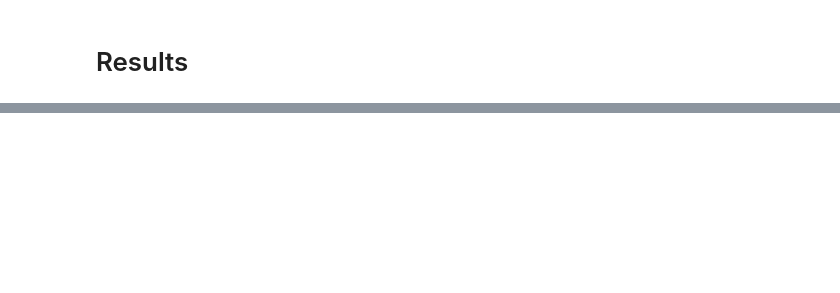
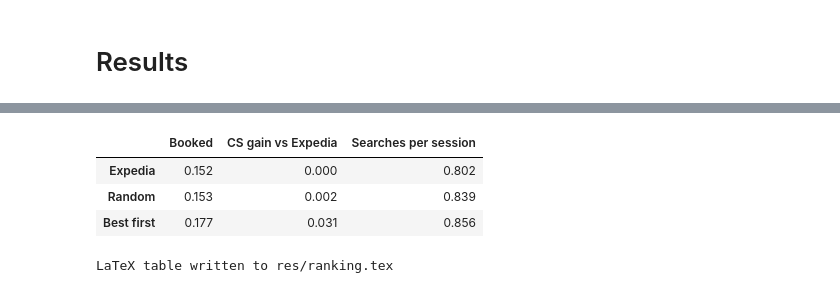
Before and after one commit to SofusGM/aio_2026, a Jupyter notebook: project_two/estimating_models.ipynb, the cells around one changed output, grey strips where cells are left out. Drawn from its saved outputs; the diff is of its cells as text; code cells hidden in the pictures; blank space fills up the shorter version.

```diff
--- a/project_two/estimating_models.ipynb
+++ b/project_two/estimating_models.ipynb
@@ -16,6 +16,10 @@ from tqdm import tqdm
 from ps8_tools import simulate_search
 
 RES = Path('res'); RES.mkdir(exist_ok=True)
+
+# True: estimate the baseline and run the grid (about half an hour), and save both to res/.
+# False: load theta from res/estimates.csv and the grid from res/grid_Q.csv instead.
+RUN_GRID = False
 # %% [markdown]
 # Data
 
@@ -28,7 +32,7 @@ cols = ['srch_id', 'position', 'random_bool', 'click_bool', 'booking_bool', 'pri
         'prop_log_historical_price', 'promotion_flag', 'srch_children_count', 'srch_length_of_stay']
 dat = pd.read_parquet('train.parquet', columns=cols)
 # %%
-frac = 0.5 # the share of sessions to keep: the full data are slow to estimate on
+frac = 0.2 # the share of sessions to keep: the full data are slow to estimate on
 price_min = dat.groupby('srch_id')['price_usd'].min()
 idx_i = price_min.index[price_min > 0] # a few listings have a price of zero, so log price fails: drop their sessions
 idx_i = pd.Series(idx_i).sample(frac=frac, random_state=1).values
@@ -146,5 +150,10 @@ Random-ranking data, log position.
 xvars = ['log_price', 'stars', 'zero_stars', 'position_log', 'review', 'zero_review', 'prop_brand_bool', 'prop_location_score1', 'promotion_flag', 'constant']
 X_rand = df_rand[xvars].astype(float)
 
-res_baseline = minimize(loglike, np.zeros(len(xvars)), args=(X_rand, I_chosen_rand), method='BFGS')
-theta_baseline = pd.Series(res_baseline.x, xvars).round(3)
+if RUN_GRID:
+    res_baseline = minimize(loglike, np.zeros(len(xvars)), args=(X_rand, I_chosen_rand), method='BFGS')
+    theta_hat = pd.Series(res_baseline.x, xvars)
+else:
+    theta_hat = pd.read_csv(RES / 'estimates.csv', index_col=0)['theta']
+    assert list(theta_hat.index) == xvars, 'xvars have changed since estimates.csv was saved: set RUN_GRID = True'
+theta_baseline = theta_hat.round(3)
@@ -212,10 +206,17 @@ eps_draws = [pd.Series(rng.gumbel(size=len(X_ext)), X_ext.index) for r in range(
 g0_grid = [1.75, 2.0, 2.25, 2.5, 2.75, 3.0, 3.25]
 gp_grid = [0.0, 0.15, 0.3, 0.45, 0.6, 0.75, 0.9]
 
-tab_grid = grid_search(X_ext, theta_hat, a_data, eps_draws)
+if RUN_GRID:
+    tab_grid = grid_search(X_ext, theta_hat, a_data, eps_draws)
+    tab_grid.to_csv(RES / 'grid_Q.csv', index=False)
+else:
+    tab_grid = pd.read_csv(RES / 'grid_Q.csv') # computed at the theta in estimates.csv, which is theta_hat here
 
 # the minimum, and the split of theta into taste (beta) and search cost (gamma)
 best = tab_grid.loc[tab_grid['Q'].idxmin()]
 gamma_0_hat, gamma_pos_hat = best['gamma_0'], best['gamma_pos']
 gamma_hat = gamma_from(gamma_0_hat, gamma_pos_hat)
 beta_hat = theta_hat + gamma_hat
+
+# save the estimates: theta (baseline), gamma (search cost), beta (taste). Load with pd.read_csv(RES / 'estimates.csv', index_col=0)
+pd.DataFrame({'theta': theta_hat, 'gamma': gamma_hat, 'beta': beta_hat}).to_csv(RES / 'estimates.csv')
@@ -309,0 +437,44 @@ print(f"LaTeX tables written to {RES / 'search_estimates.tex'} and {RES / 'price
+# %%
+### Compare the three rankings
+eps_def = pd.Series(np.random.default_rng(12).gumbel(size=len(X_def)), X_def.index) # the same draws for all three rankings
+v_expedia = X_def @ theta_hat
+
+rows = {}
+for name, X_r in tqdm(X_rank.items(), desc='rankings'):
+    v_r = X_r @ theta_hat # delta - mu: all that bookings and consumer surplus need
+    a_r = simulated_searches(X_r @ beta_hat, X_r @ gamma_hat, eps_def, seed=3) # searches need beta and gamma separately
+    n_search = a_r.groupby(level='i').sum()
+    rows[name] = {'Booked': booked(v_r),
+                  'CS gain vs Expedia': (logsum(v_r) - logsum(v_expedia)).mean(),
+                  'Searches per session': n_search.mean()}
+tab_rank = pd.DataFrame(rows).T
+display(tab_rank.round(3))
+# %% [output]
+|  | Booked | CS gain vs Expedia | Searches per session |
+| Expedia | 0.152 | 0.000 | 0.802 |
+| Random | 0.153 | 0.002 | 0.839 |
+| Best first | 0.177 | 0.031 | 0.856 |
+# %%
+### Export the ranking comparison to LaTeX, in the style of search_estimates.tex
+fmt = lambda x: f'{x:.3f}'
+n_sess_def = X_def.index.get_level_values('i').nunique()
+
+tex_rank = [r'\begin{table}[htbp]', r'\centering', r'\caption{Expedia, random and best-first rankings}', r'\label{tab:ranking}',
+            r'\begin{tabular}{lccc}', r'\toprule',
+            r'Ranking & Share booked & CS gain vs Expedia & Searches per session \\', r'\midrule']
+tex_rank += [f'{name} & {fmt(r["Booked"])} & {fmt(r["CS gain vs Expedia"])} & {fmt(r["Searches per session"])} \\\\'
+             for name, r in tab_rank.iterrows()]
+tex_rank += [r'\bottomrule',
+             r'\multicolumn{4}{p{0.9\linewidth}}{\footnotesize \textit{Note:} '
+             + f'{n_sess_def} Expedia (default-ranking) sessions, ' +
+             r'sessions with a missing review score dropped. Every hotel keeps its attributes and its observed price; only its position changes. '
+             r'Expedia: the positions Expedia showed. Random: the hotels of each session in a random order. '
+             r'Best first: sorted by $\mathbf{x}_{ij}'"'"r'\hat\theta$ without the position term. '
+             r'The share booked and the consumer surplus gain (the mean change in the logsum, in utility units) follow from the logit in $\mathbf{x}_{ij}'"'"r'\hat\theta$. '
+             r'Searches are simulated at $(\hat\beta, \hat\gamma)$, with the same draws for all three rankings.} \\',
+             r'\end{tabular}', r'\end{table}']
+
+(RES / 'ranking.tex').write_text('\n'.join(tex_rank) + '\n')
+print(f"LaTeX table written to {RES / 'ranking.tex'}")
+# %% [output]
+LaTeX table written to res/ranking.tex
```
Also changed, not shown: parts of 12 cells of this notebook, 5 other files.
